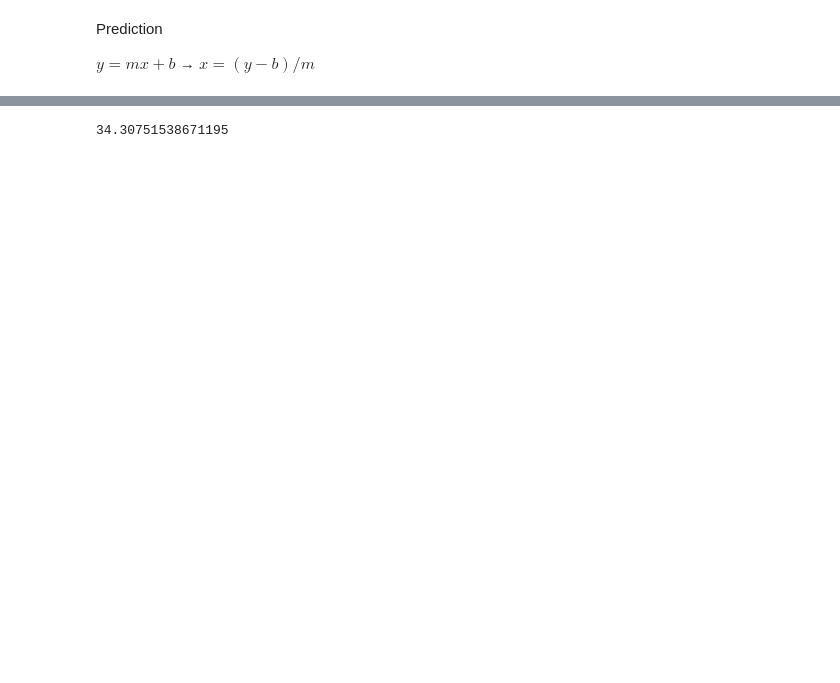
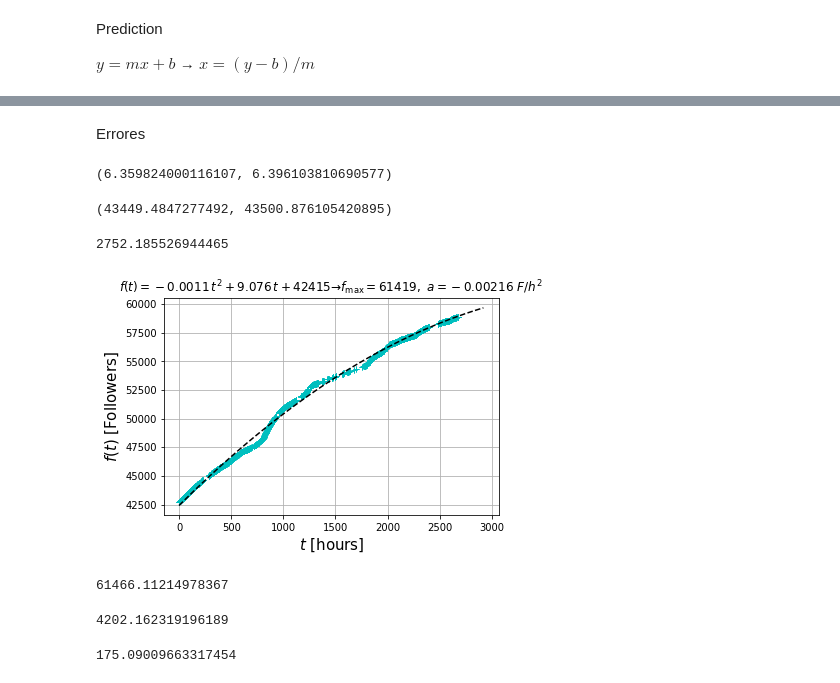
Before and after one commit to restrepo/instagram, a Jupyter notebook: analysis.ipynb, the cells around one changed output, grey strips where cells are left out. Saved outputs shown, nothing was run; the diff lists cells and outputs as text; code cells hidden in the pictures; blank space fills up the shorter version.

```diff
--- a/analysis.ipynb
+++ b/analysis.ipynb
@@ -33,0 +82,4 @@ def hours(y,m,b):
+# %%
+df['pred']=df['hours'].apply(lambda x: int(m*x+b))
+# %% [markdown]
+Errores
@@ -34,5 +89,56 @@ def hours(y,m,b):
+# %%
+m-Δm,m+Δm
+# %% [output]
+(6.359824000116107, 6.396103810690577)
+# %%
+b-Δb,b+Δb
+# %% [output]
+(43449.4847277492, 43500.876105420895)
+# %%
+df.iloc[-1]['hours']+10*24
+# %% [output]
+2752.185526944465
+# %%
+def curve(x,a,b,c):
+    return a*x**2+b*x+c
+
+l,le=optimize.curve_fit(curve,df['hours'],df['followers'],p0=[0.1,8,40000])
+
+#df['hours']=df['date_time'].apply(lambda t: (t-df.loc[0,'date_time']).seconds/3600  )
+df['hours']=df['date_time'].apply(lambda t: (t.timestamp()-df.loc[0,'date_time'].timestamp())/3600  )
+plt.plot(df['hours'],df['followers'],'c+')
+
+
+l,le=optimize.curve_fit(curve,df['hours'],df['followers'],p0=[0.1,8,40000])
+a,b,c=l
+
+
+#Fit:
+p=np.poly1d([a,b,c])
+v=p.deriv()
+tmax=v.roots[0]
+t=np.linspace(0,df.iloc[-1]['hours']+10*24)
+
+
+plt.plot(t,curve(t,a,b,c),linestyle='--',color='k')
+plt.title('$f(t)=%s\\,t^2+%s\\,t+%s \\to f_{\\rm{max}}=%s,\\ a=%s\\ F/h^2$ '
+          %(round(a,4),round(b,4),int(c),int(p(tmax)),2*round(a,5)),fontsize=12)
+plt.xlabel('$t$ [hours]',size=15)
+plt.ylabel('$f(t)$ [Followers]',size=15)
+plt.grid()
+plt.savefig('followers.png')
+# %% [output]
+[figure, added]
+# %%
+p(tmax)
+# %% [output]
+61466.11214978367
+# %%
+tmax
+# %% [output]
+4202.162319196189
 # %%
-days=hours(50000,m,b)/24
+days=tmax/24
 days
 # %% [output]
-34.30751538671195
+175.09009663317454
```
Also changed, not shown: parts of 21 cells of this notebook, 2 other files.
